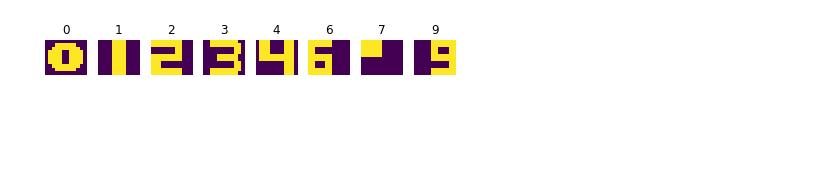
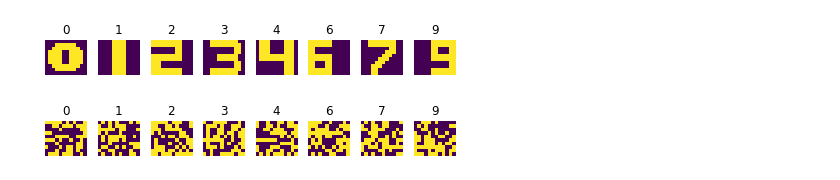
Before and after one commit to D4v0r/IACN-SIA-Algorithms, a Jupyter notebook: notebooks/digit_recognition.ipynb, the cells around one changed output. Drawn from its saved outputs; the diff is of its cells as text; code cells hidden in the pictures; blank space fills up the shorter version.

```diff
--- a/notebooks/digit_recognition.ipynb
+++ b/notebooks/digit_recognition.ipynb
@@ -63,13 +61,9 @@ sib.clonalg(hamming_func, antigens, 5, 0, 1000)
 # %%
-def show_memories(memory):
-    images = []
-    for key in memory:
-        images += [format_image(memory[key])]
-    titles = ['0', '1', '2', '3', '4', '6', '7', '9']
-    memories = dict(zip(titles, images))
-    display_multiple_img(memories,1, 8)
+titles = ['0', '1', '2', '3', '4', '6', '7', '9']
+show_digits(dict(zip(titles, antigens)))
+# %% [output]
+[figure, added]
-# %%
-titles = ['0', '1', '2', '3', '4', '6', '7', '9']
-show_memories(dict(zip(titles, antigens)))
-# %% [output]
-[figure, removed]
+# %%
+show_digits(dict(zip(titles, sib.units[0:9])))
+# %% [output]
+[figure, added]
```
Also changed, not shown: parts of 13 cells of this notebook, 1 other file.
